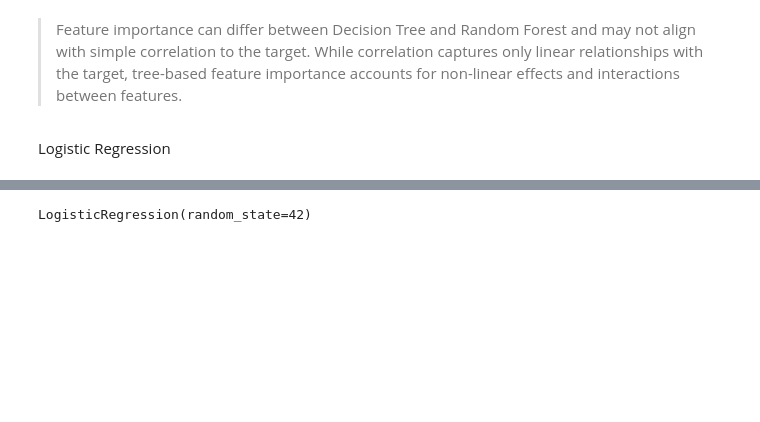
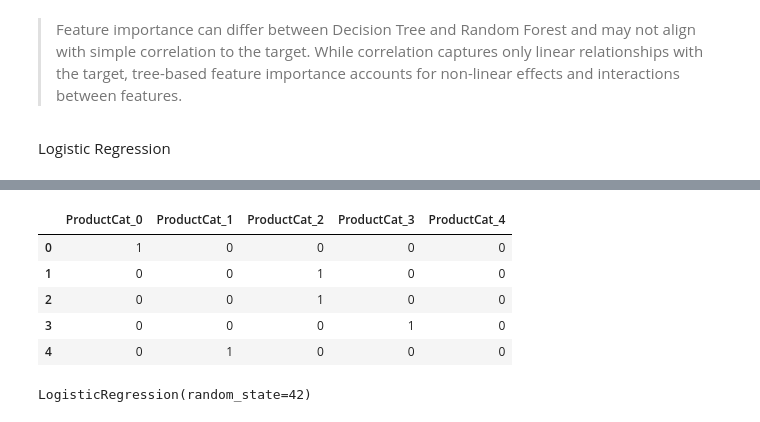
Before and after one commit to mitanshug/purchase-behavior-prediction, a Jupyter notebook: Customer_Purchase_Prediction.ipynb, the cells around one changed output, grey strips where cells are left out. Cells and saved outputs as stored; diff of their text form; code cells hidden in the pictures; blank space fills up the shorter version.

```diff
--- a/Customer_Purchase_Prediction.ipynb
+++ b/Customer_Purchase_Prediction.ipynb
@@ -500,3 +506,18 @@ Logistic Regression
+# %%
+# This code cell has not been used in the ML model below
+
+# One-hot encode ProductCategory
+df_encoded = pd.get_dummies(df, columns=['ProductCategory'], prefix='ProductCat', dtype=int)
+
+# Check the new columns
+df_encoded.filter(like='ProductCat').head()
+# %% [output]
+|  | ProductCat_0 | ProductCat_1 | ProductCat_2 | ProductCat_3 | ProductCat_4 |
+| 0 | 1 | 0 | 0 | 0 | 0 |
+| 1 | 0 | 0 | 1 | 0 | 0 |
+| 2 | 0 | 0 | 1 | 0 | 0 |
+| 3 | 0 | 0 | 0 | 1 | 0 |
+| 4 | 0 | 1 | 0 | 0 | 0 |
 # %%
 # Train Logistic Regression
 lr_model = LogisticRegression(random_state=42)
```
Also changed, not shown: parts of 6 cells of this notebook.
